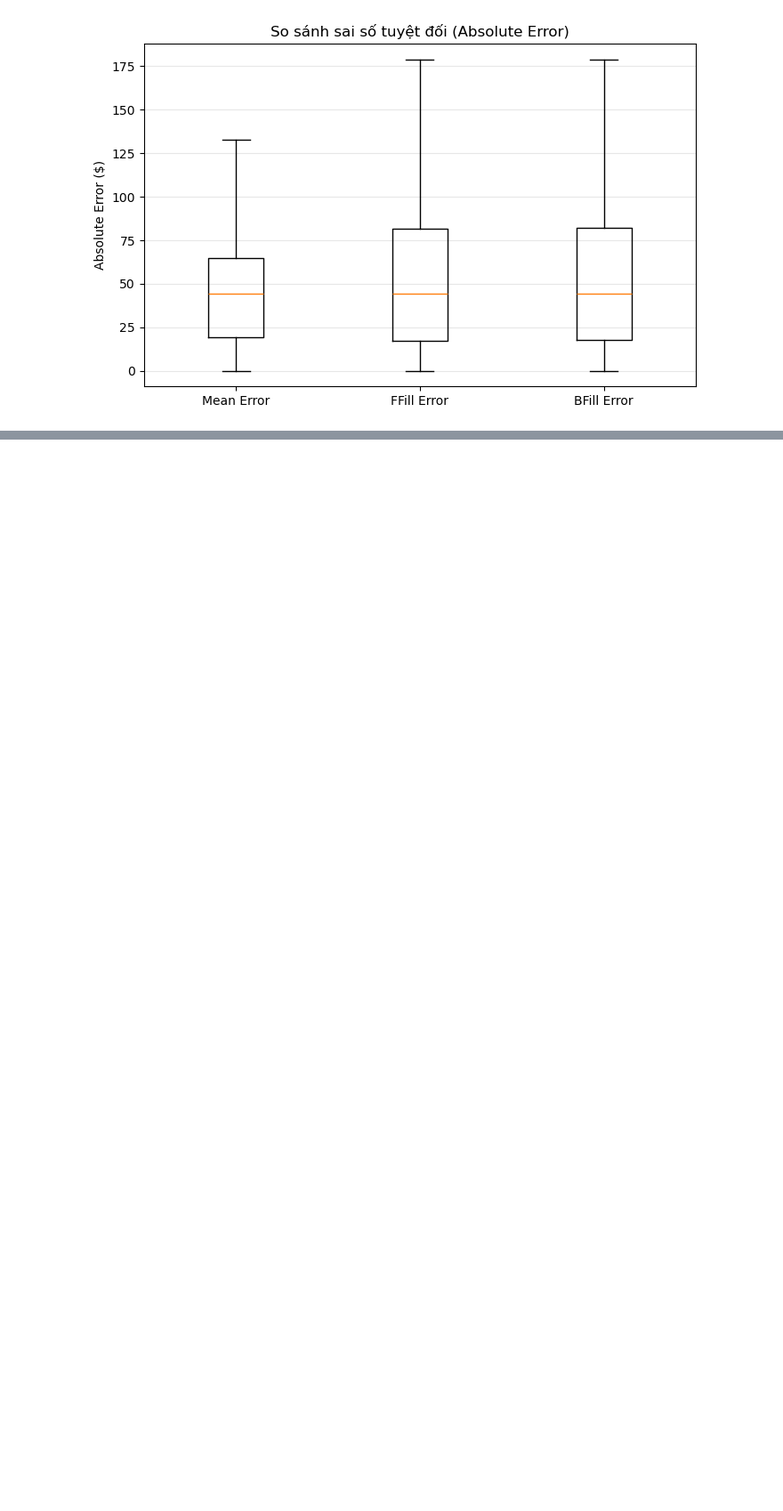
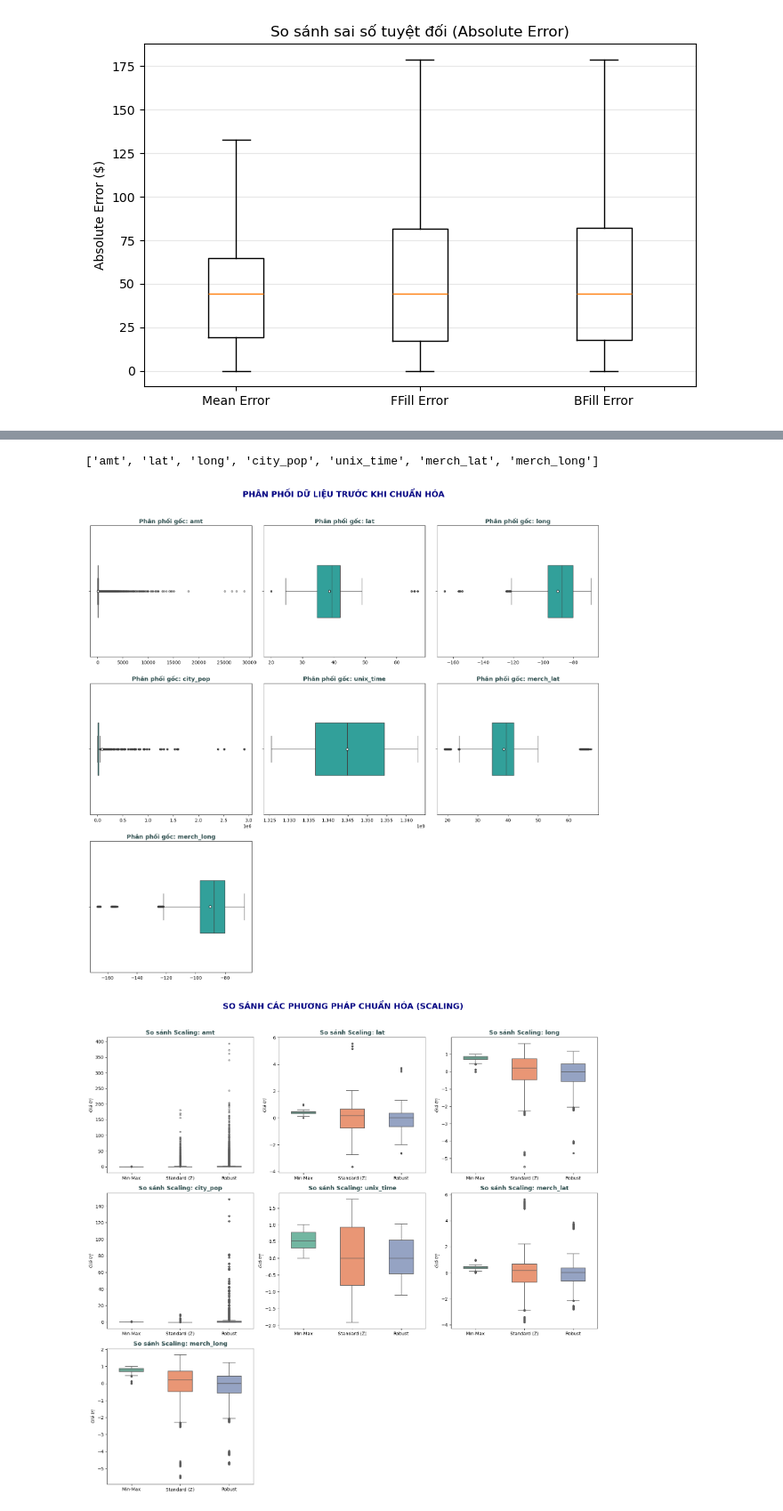
Before and after one commit to tranthanh22/data-mining-l1, a Jupyter notebook: notebook/02_tabular_preprocessing.ipynb, the cells around one changed output, grey strips where cells are left out. Shown at 89% size. Drawn from its saved outputs; the diff is of its cells as text; code cells hidden in the pictures; blank space fills up the shorter version.

```diff
--- a/notebook/02_tabular_preprocessing.ipynb
+++ b/notebook/02_tabular_preprocessing.ipynb
@@ -157,0 +159,14 @@ RMSE Backward Fill      : 204.5845
+# %%
+
+# ==========================================
+# Bước 1: Xác định các thuộc tính dạng số
+# ==========================================
+# Lấy tất cả các cột là số, loại bỏ cột mục tiêu 'is_fraud'
+num_cols = dataTrain.select_dtypes(include=['number']).columns.tolist()
+if 'is_fraud' in num_cols:
+    num_cols.remove('is_fraud')
+if 'Unnamed: 0' in num_cols:
+    num_cols.remove('Unnamed: 0')
+print(num_cols)
+# %% [output]
+['amt', 'lat', 'long', 'city_pop', 'unix_time', 'merch_lat', 'merch_long']
@@ -157,0 +199,58 @@ RMSE Backward Fill      : 204.5845
+# %%
+# ==========================================
+# Bước 3: Trực quan hóa kết quả (Histogram + KDE và Boxplot)
+# ==========================================
+
+n_features = len(num_cols)
+n_cols_plot = 3
+n_rows_plot = math.ceil(n_features / n_cols_plot)
+
+plt.figure(figsize=(16, 5 * n_rows_plot))
+
+for i, col in enumerate(num_cols):
+    ax = plt.subplot(n_rows_plot, n_cols_plot, i + 1)
+
+    # Đổi màu thành Xanh Ngọc (lightseagreen), thêm điểm trung bình (mean), thu nhỏ outlier
+    sns.boxplot(
+        x=dataTrain[col], ax=ax,
+        color='lightseagreen', width=0.4,
+        fliersize=3, # Thu nhỏ chấm đen outlier
+        showmeans=True, # Hiển thị dấu chấm trung bình
+        meanprops={"marker":"o", "markerfacecolor":"white", "markeredgecolor":"black", "markersize":"5"}
+    )
+
+    # Định dạng lại tiêu đề từng ô
+    ax.set_title(f'Phân phối gốc: {col}', fontsize=13, fontweight='bold', color='darkslategray')
+    ax.set_xlabel('') # Ẩn tên trục X cho đỡ rối vì tiêu đề đã có
+
+plt.suptitle('PHÂN PHỐI DỮ LIỆU TRƯỚC KHI CHUẨN HÓA', fontsize=18, fontweight='black', color='navy', y=1.02)
+plt.tight_layout()
+plt.show()
+# ==========================================
+plt.figure(figsize=(16, 5 * n_rows_plot))
+
+for i, col in enumerate(num_cols):
+    ax = plt.subplot(n_rows_plot, n_cols_plot, i + 1)
+
+    temp_df = pd.DataFrame({
+        'Min-Max': train_minmax[col],
+        'Standard (Z)': train_standard[col],
+        'Robust': train_robust[col]
+    })
+
+    # Dùng bảng màu Set2 (màu pastel), viền hộp đậm hơn
+    sns.boxplot(
+        data=temp_df, ax=ax,
+        palette='Set2', width=0.5,
+        linewidth=1.2, fliersize=3
+    )
+
+    ax.set_title(f'So sánh Scaling: {col}', fontsize=13, fontweight='bold', color='darkslategray')
+    ax.set_ylabel('Giá trị', fontsize=10, fontstyle='italic')
+
+plt.suptitle('SO SÁNH CÁC PHƯƠNG PHÁP CHUẨN HÓA (SCALING)', fontsize=18, fontweight='black', color='navy', y=1.02)
+plt.tight_layout()
+plt.show()
+# %% [output]
+[figure, added]
+[figure, added]
```
Also changed, not shown: parts of 34 cells of this notebook.
